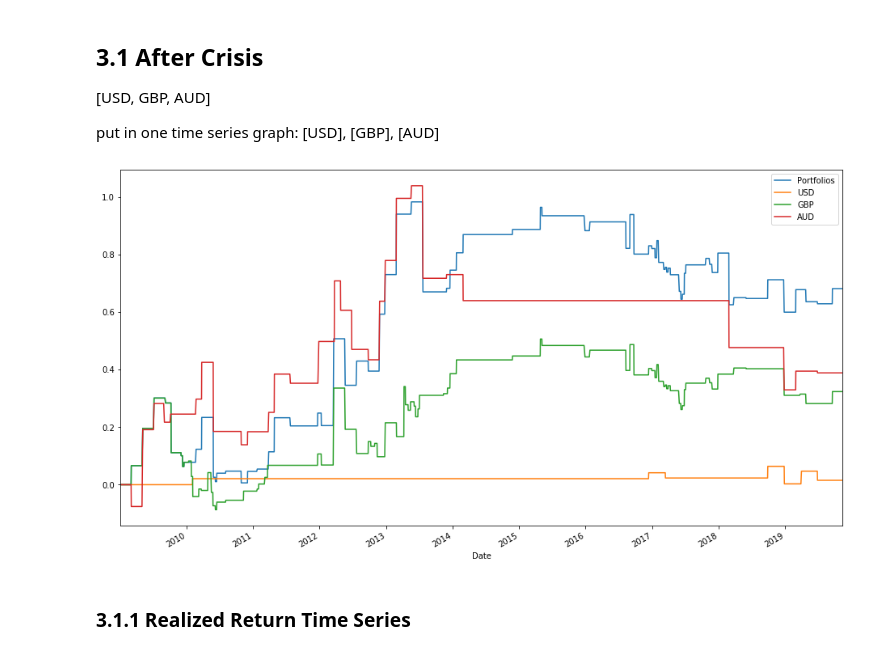
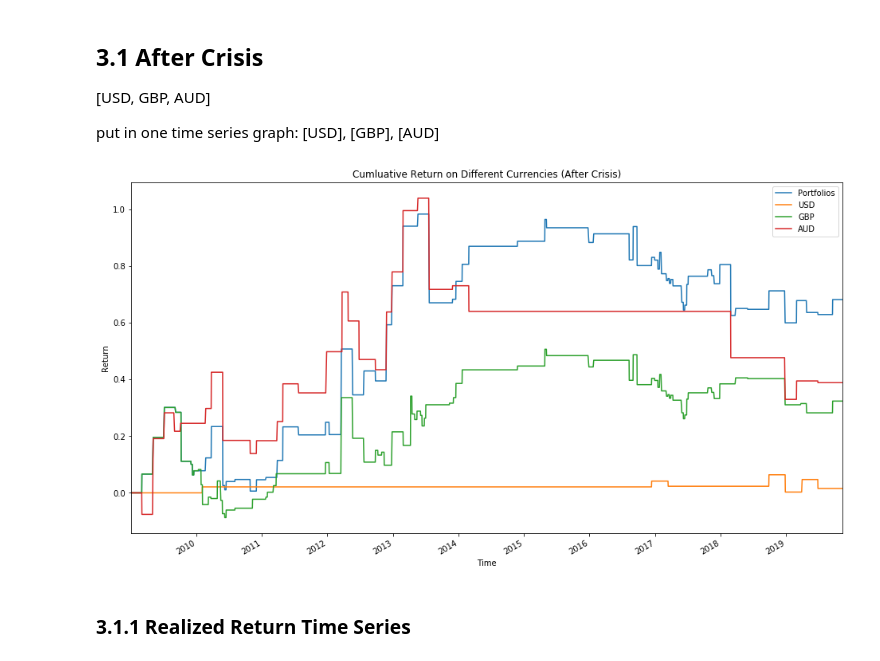
Before and after one commit to Zhehao97/AlgorithmicTrading_final, a Jupyter notebook: 2.Carry Trade Implementation.ipynb, the cells around one changed output. Saved outputs shown, nothing was run; the diff lists cells and outputs as text; code cells hidden in the pictures.

```diff
--- a/2.Carry Trade Implementation.ipynb
+++ b/2.Carry Trade Implementation.ipynb
@@ -153,12 +153,15 @@ put in one time series graph: [USD], [GBP], [AUD]
 # %%
 results_09['Real_Return'].plot(label='Portfolios')
 results_usd['Real_Return'].plot(label='USD')
 results_gbp['Real_Return'].plot(label='GBP')
 results_aud['Real_Return'].plot(label='AUD')
 plt.legend()
-plt.show()
+plt.xlabel('Time')
+plt.ylabel('Return')
+plt.title('Cumluative Return on Different Currencies (After Crisis)')
+plt.savefig('Results/Real_Return_4comb_post_crisis.jpg')
 # %% [output]
-[figure, old version]
+[figure, new version]
 # %% [markdown]
 ### 3.1.1 Realized Return Time Series
 # %%
```
Also changed, not shown: parts of 12 cells of this notebook, 1 other file.
